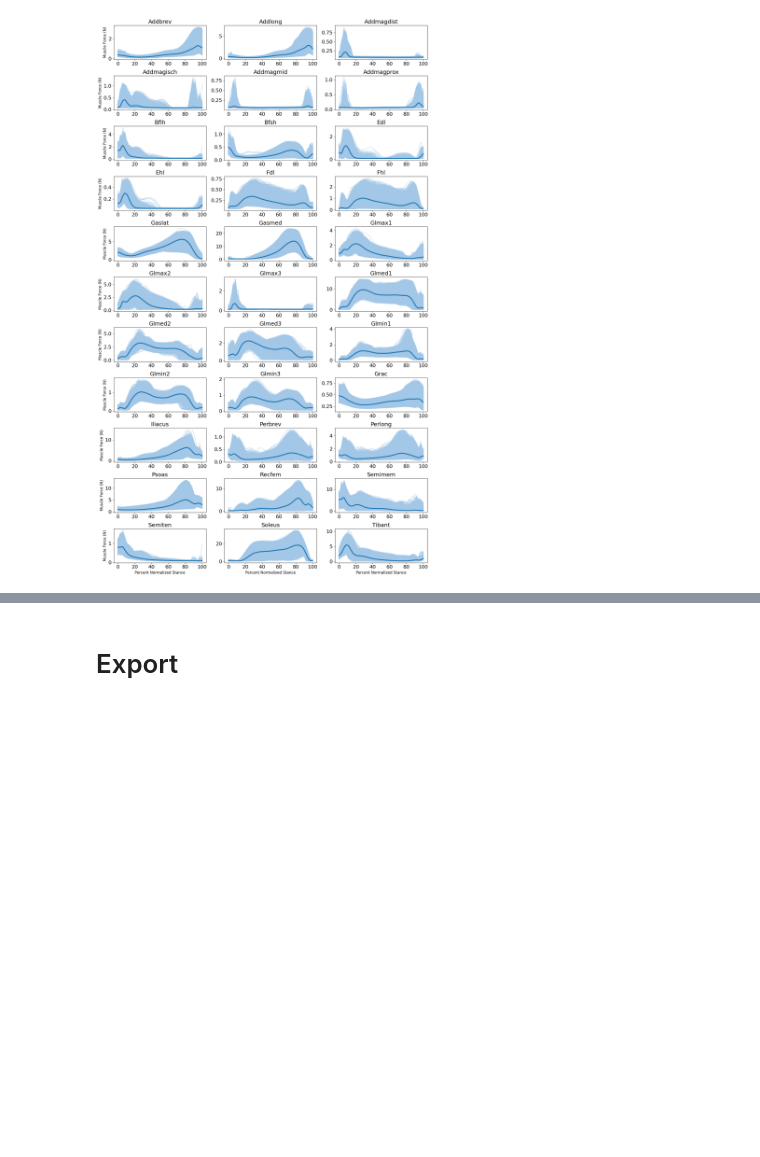
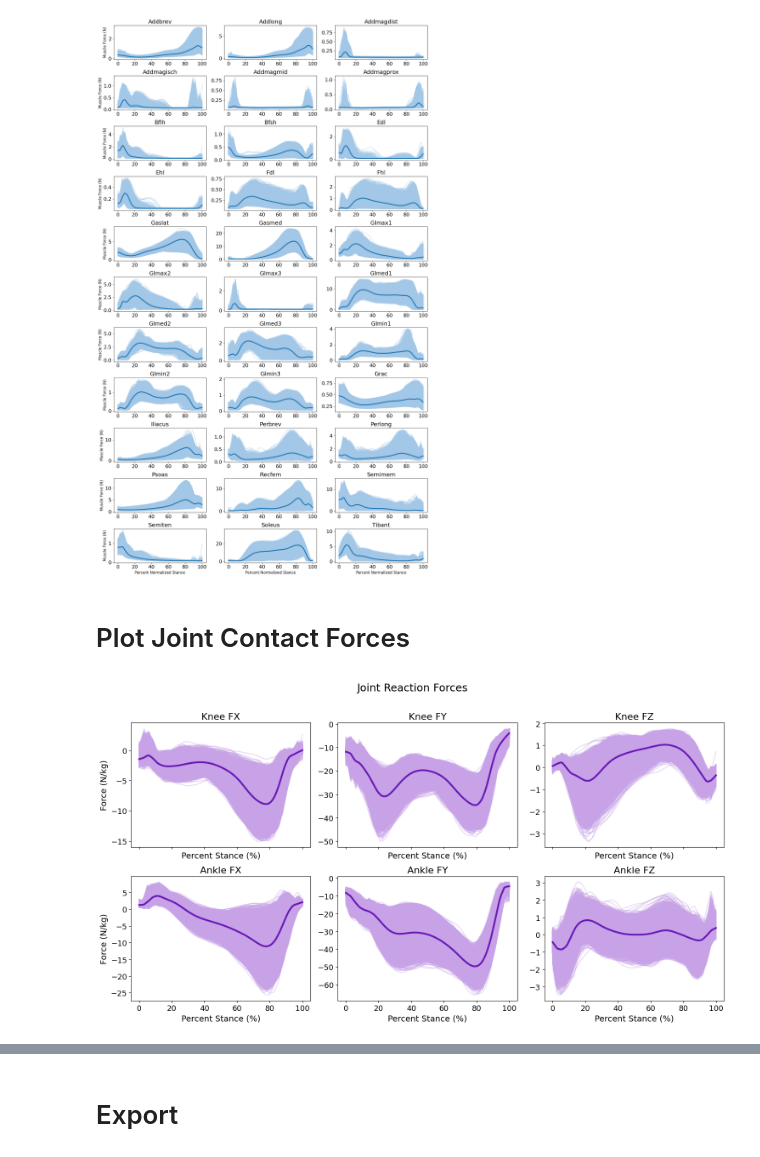
Before and after one commit to Lenz-Lab/GRFMusclePrediction, a Jupyter notebook: notebooks/Ulrich_Batch_Processing.ipynb, the cells around one changed output, grey strips where cells are left out. Saved outputs shown, nothing was run; the diff lists cells and outputs as text; code cells hidden in the pictures; blank space fills up the shorter version.

```diff
--- a/notebooks/Ulrich_Batch_Processing.ipynb
+++ b/notebooks/Ulrich_Batch_Processing.ipynb
@@ -111,9 +109,9 @@ for sid in subject_ids:
     subj_data = compiled_segs[subj_key]
 
     for trial in trial_names:
-        grf_path    = f'{data_dir}/{subj_key}/ExpmtlData/GRF/{trial}_forces.mot'
-        muscle_path = f'{data_dir}/{subj_key}/StaticOpt/{trial}/results_forces.sto'
-        jrf_path    = f'{data_dir}/{subj_key}/Sopt/{trial}/output/results_JointReaction_JointRxn_ReactionLoads.sto'
+        grf_path    = os.path.join(data_dir, subj_key, cfg['ulrich']['subject_structure']['raw_grf'], f'{trial}_forces.mot')
+        muscle_path = os.path.join(data_dir, subj_key, cfg['ulrich']['subject_structure']['so'], trial, 'results_forces.sto')
+        jrf_path    = os.path.join(data_dir, subj_key, cfg['ulrich']['subject_structure']['so'], trial, 'results_JointReaction_JointRxn_ReactionLoads.sto')
 
         if not os.path.exists(grf_path) or not os.path.exists(muscle_path) or not os.path.exists(jrf_path):
             print(f'  Missing: {subj_key}/{trial} — skipping')
@@ -232,7 +230,10 @@ for sid in subject_ids:
                     subj_data[m].append(mdata[m][s_idx:e_idx])
 
                 for k in jrf_cols:
-                    subj_data[k].append(jrf_data[k][s_idx:e_idx])
+                    seg = jrf_data[k][s_idx:e_idx]
+                    if k.endswith('_fz'):
+                        seg = z_sign * seg
+                    subj_data[k].append(seg)
 
                 subj_data['achilles'].append(
                     mdata['gaslat'][s_idx:e_idx] +
@@ -302,7 +298,7 @@ print(f'{total} segments after resampling')
 # %% [markdown]
 # Normalize by Body Mass (N → N/kg)
 # %%
-normalizer_keys = [m for m in base_muscles] + ['grf_x', 'grf_y', 'grf_z']
+normalizer_keys = base_muscles + ['grf_x', 'grf_y', 'grf_z', 'knee_fx', 'knee_fy', 'knee_fz', 'ankle_fx', 'ankle_fy', 'ankle_fz']
 
 normalized_segs = normalize_by_mass_in_order(resampled_segs, subj_masses, normalizer_keys)
 # %% [markdown]
@@ -389,6 +385,31 @@ plot_muscle_grid(
 )
 # %% [output]
 [figure]
+# %% [markdown]
+# Plot Joint Contact Forces
+# %%
+jrf_plot_keys = ['knee_fx', 'knee_fy', 'knee_fz', 'ankle_fx', 'ankle_fy', 'ankle_fz']
+jrf_labels    = ['Knee FX', 'Knee FY', 'Knee FZ', 'Ankle FX', 'Ankle FY', 'Ankle FZ']
+
+fig, axes = plt.subplots(2, 3, figsize=(15, 8), sharex=True)
+axes = axes.flatten()
+
+for ax, key, label in zip(axes, jrf_plot_keys, jrf_labels):
+    arr = get_all_segments(normalized_segs_filtered, key)
+    for seg in arr:
+        ax.plot(t, seg, color='#C7A2E7', linewidth=1.5, alpha=0.4)
+    ax.plot(t, np.mean(arr, axis=0), color='#6A1AB6', linewidth=3)
+    ax.set_title(label, fontsize=16)
+    ax.set_xlabel('Percent Stance (%)', fontsize=14)
+    ax.tick_params(labelsize=13)
+
+axes[0].set_ylabel('Force (N/kg)', fontsize=14)
+axes[3].set_ylabel('Force (N/kg)', fontsize=14)
+plt.suptitle('Joint Reaction Forces', fontsize=18, y=1.02)
+plt.tight_layout()
+plt.show()
+# %% [output]
+[figure, added]
 # %%
 subj_keys = [k for k in normalized_segs_filtered if isinstance(k, str) and k != 'time_resampled']
 signal_keys = [k for k in next(v for v in normalized_segs_filtered.values() if isinstance(v, dict))]
```
Also changed, not shown: parts of 5 cells of this notebook, 4 other files.
